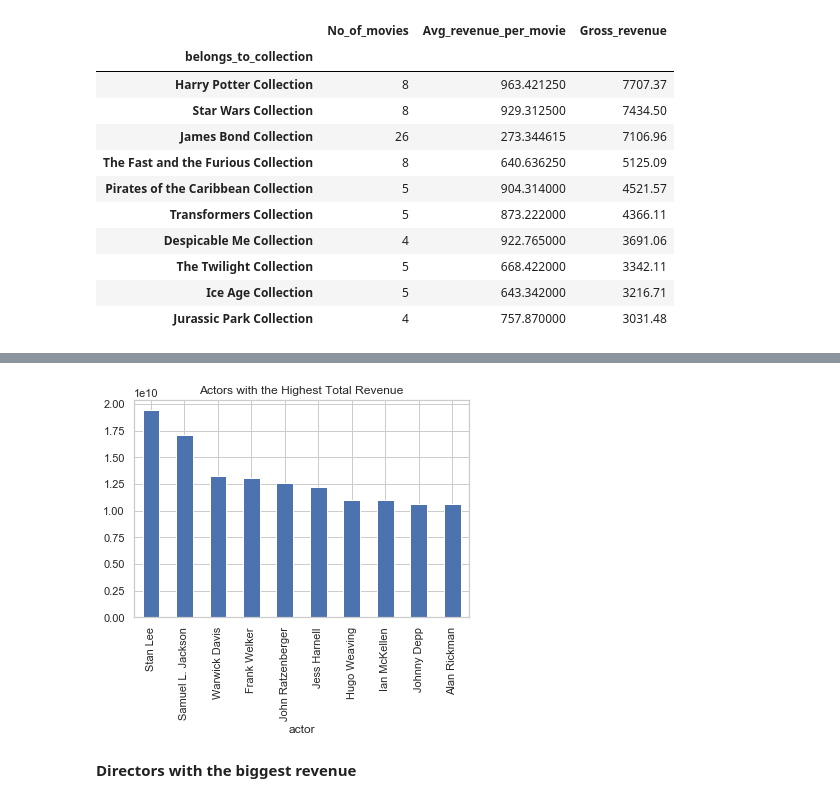
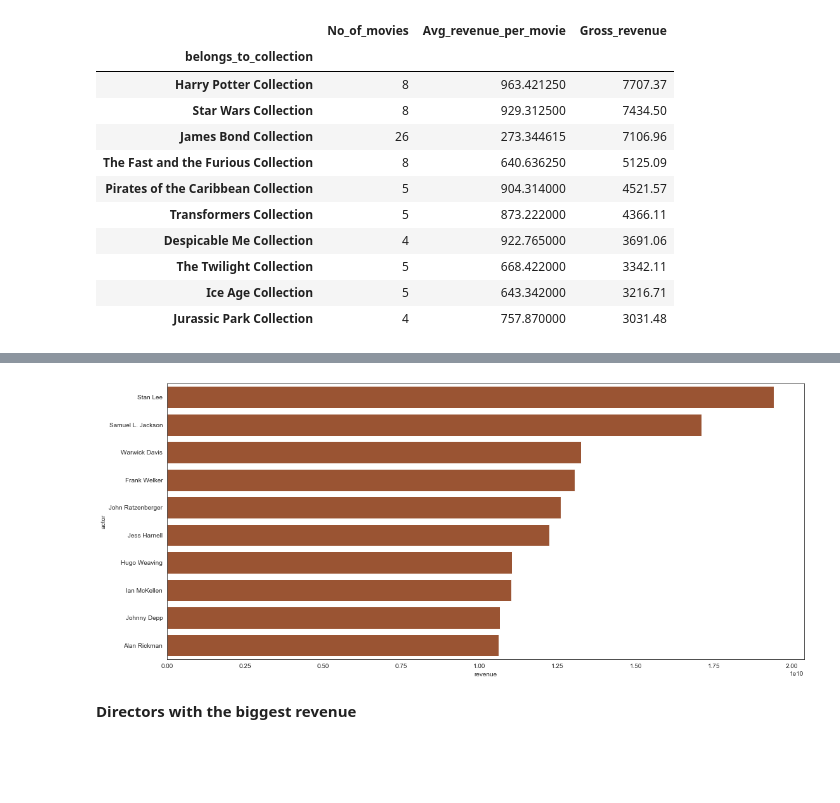
Before and after one commit to sanjay033/Movie-Recommendation, a Jupyter notebook: Movie Recommendation Engine.ipynb, the cells around one changed output, grey strips where cells are left out. Saved outputs shown, nothing was run; the diff lists cells and outputs as text; code cells hidden in the pictures; blank space fills up the shorter version.

```diff
--- a/Movie Recommendation Engine.ipynb
+++ b/Movie Recommendation Engine.ipynb
@@ -245,7 +242,7 @@ The credit dataset doesn't have any null values and the data looks relatively cl
 # %% [markdown]
 ## Merged Dataset (Merging meta_moviedata and credits)
 # %%
-merged_data = df.merge(credits_df, on='id')
+merged_data = df.merge(credits, on='id')
 merged_data.shape
 # %% [output]
 (45535, 27)
@@ -356,9 +356,9 @@ com_pivot.sort_values('Total_Revenue (in Millions)', ascending=False).head(10)
-# %%
-sns.set_style('whitegrid')
-plt.title('Actors with the Highest Total Revenue')
-cast_df.groupby('actor')['revenue'].sum().sort_values(ascending=False).head(10).plot(kind='bar')
-plt.show()
-# %% [output]
-[figure, removed]
+# %%
+df_h = cast_df.groupby('actor')['revenue'].sum().sort_values(ascending=False).head(10).reset_index()
+plt.figure(figsize=(18,8))
+sns.set_style('white')
+sns.barplot(x = 'revenue', y = 'actor', color="sienna", saturation=0.9, data = df_h);
+# %% [output]
+[figure, added]
 # %% [markdown]
 **Directors with the biggest revenue**
```
Also changed, not shown: parts of 40 cells of this notebook.
